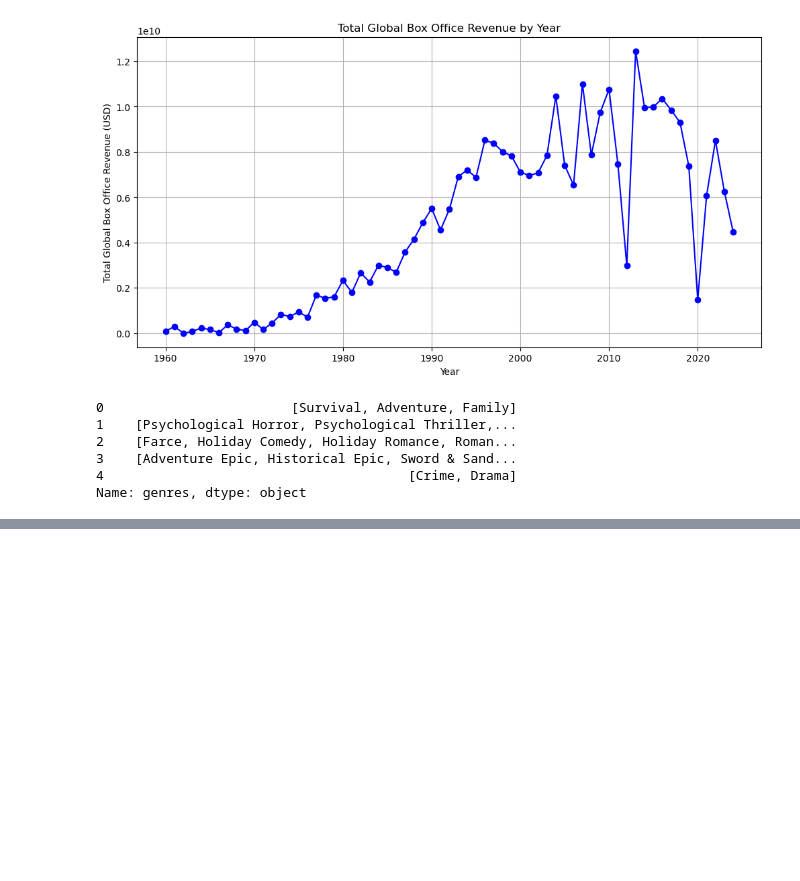
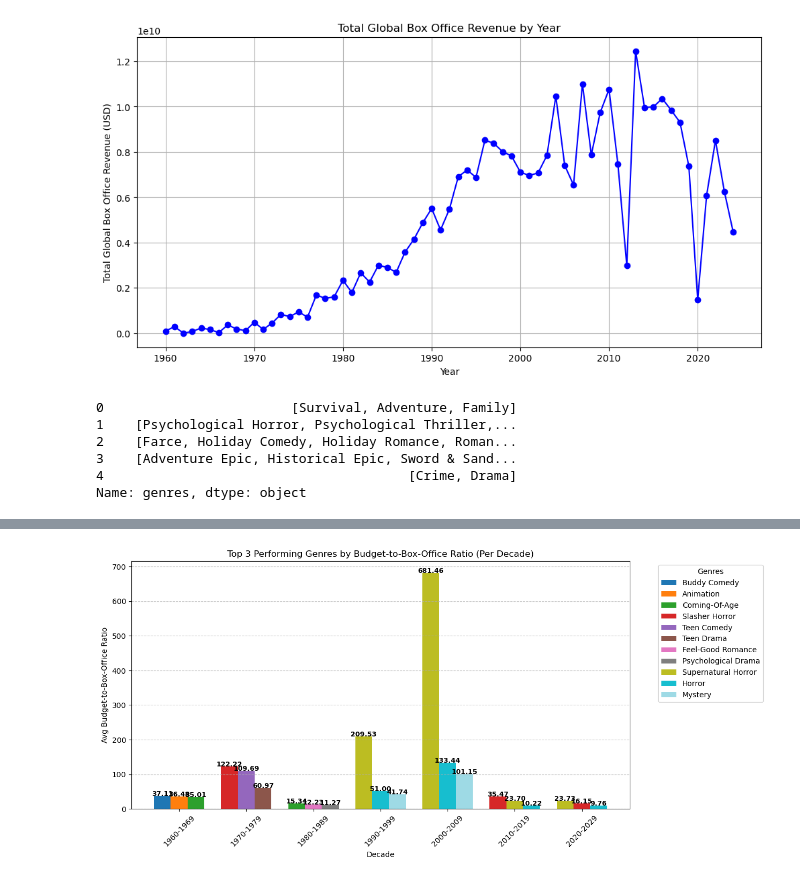
Before and after one commit to DaxKelson/aibootcampGroup3Project1, a Jupyter notebook: MovieProfitability.ipynb, the cells around one changed output, grey strips where cells are left out. Drawn from its saved outputs; the diff is of its cells as text; code cells hidden in the pictures; blank space fills up the shorter version.

```diff
--- a/MovieProfitability.ipynb
+++ b/MovieProfitability.ipynb
@@ -196,0 +271,8 @@ plt.show()
+# %%
+# Get the top 3 genres per decade
+top_3_genres_per_decade = genre_earnings_by_decade.sort_values(by=["Decade", "earnings_ratio"], ascending=[True, False])
+
+# Group by "Decade" and take the first 3 entries per group
+top_3_genres_per_decade = top_3_genres_per_decade.groupby("Decade").head(3).reset_index(drop=True)
+
+print(top_3_genres_per_decade)
@@ -196,0 +297,53 @@ plt.show()
+# %%
+# Get unique decades and genres
+decades = top_3_genres_per_decade["Decade"].unique()
+unique_genres = top_3_genres_per_decade["genres"].unique()
+
+# Set up figure
+plt.figure(figsize=(12, 6))
+
+# Define bar width and offsets for better spacing
+bar_width = 0.25
+offsets = [-bar_width, 0, bar_width]  # Positioning for the three genres per decade
+
+# Assign unique colors to each genre
+colors = plt.cm.get_cmap("tab20", len(unique_genres))  # Using tab20 for a wide range of colors
+genre_color_map = {genre: colors(i) for i, genre in enumerate(unique_genres)}
+
+# Dictionary to track which genres have been added to the legend
+genre_legend_labels = {}
+
+# Loop through decades and plot bars
+for i, decade in enumerate(decades):
+    subset = top_3_genres_per_decade[top_3_genres_per_decade["Decade"] == decade].reset_index(drop=True)
+
+    for j in range(len(subset)):
+        genre = subset.loc[j, "genres"]
+        earnings_ratio = subset.loc[j, "earnings_ratio"]
+
+        # Ensure each genre is correctly labeled in the legend but only once
+        legend_label = genre if genre not in genre_legend_labels else None
+        genre_legend_labels[genre] = True  # Mark genre as added
+
+        # Plot bar with fixed genre color
+        plt.bar(i + offsets[j], earnings_ratio, width=bar_width, color=genre_color_map[genre], label=legend_label)
+
+        # Annotate bars with earnings ratio
+        plt.text(
+            i + offsets[j], earnings_ratio + 0.1,
+            f"{earnings_ratio:.2f}",  # Format to 2 decimal places
+            ha="center", fontsize=9, fontweight="bold"
+        )
+
+# Labels and title
+plt.xlabel("Decade")
+plt.ylabel("Avg Budget-to-Box-Office Ratio")
+plt.title("Top 3 Performing Genres by Budget-to-Box-Office Ratio (Per Decade)")
+plt.xticks(range(len(decades)), decades, rotation=45)
+plt.legend(title="Genres", bbox_to_anchor=(1.05, 1), loc="upper left")
+plt.grid(axis="y", linestyle="--", alpha=0.7)
+
+# Show plot
+plt.show()
+# %% [output]
+[figure, added]
```
Also changed, not shown: parts of 11 cells of this notebook.
